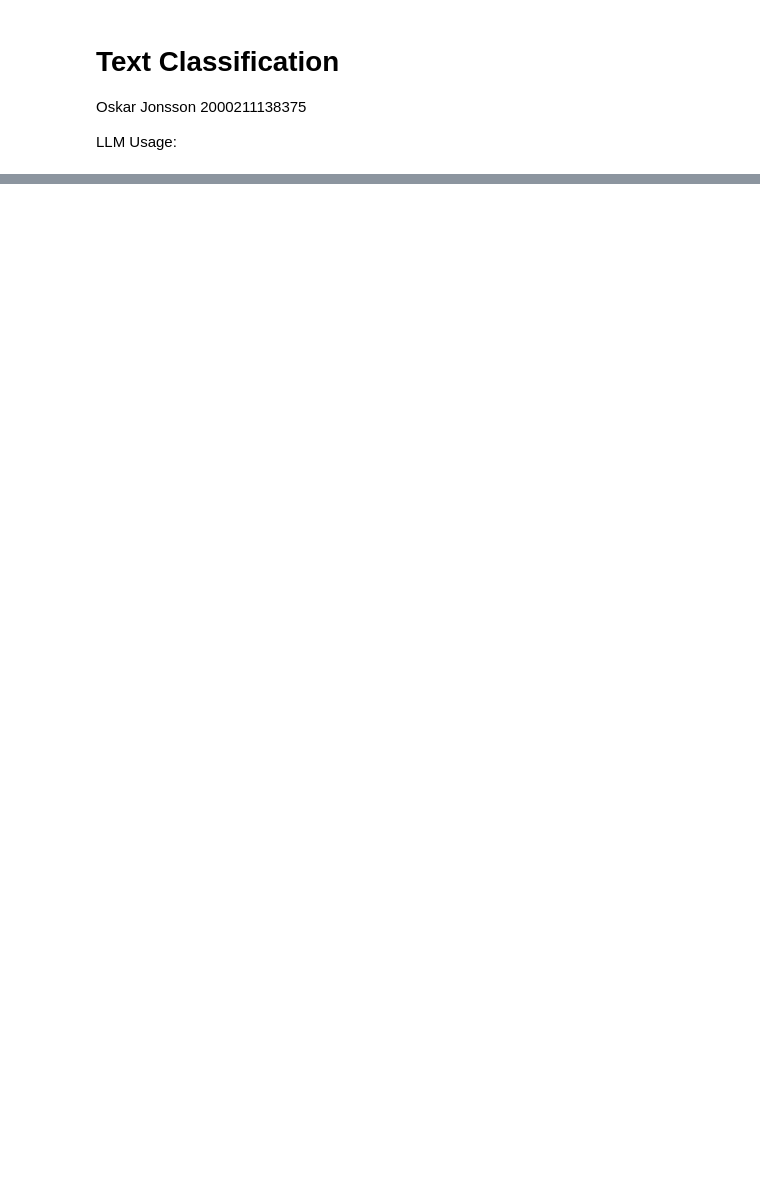
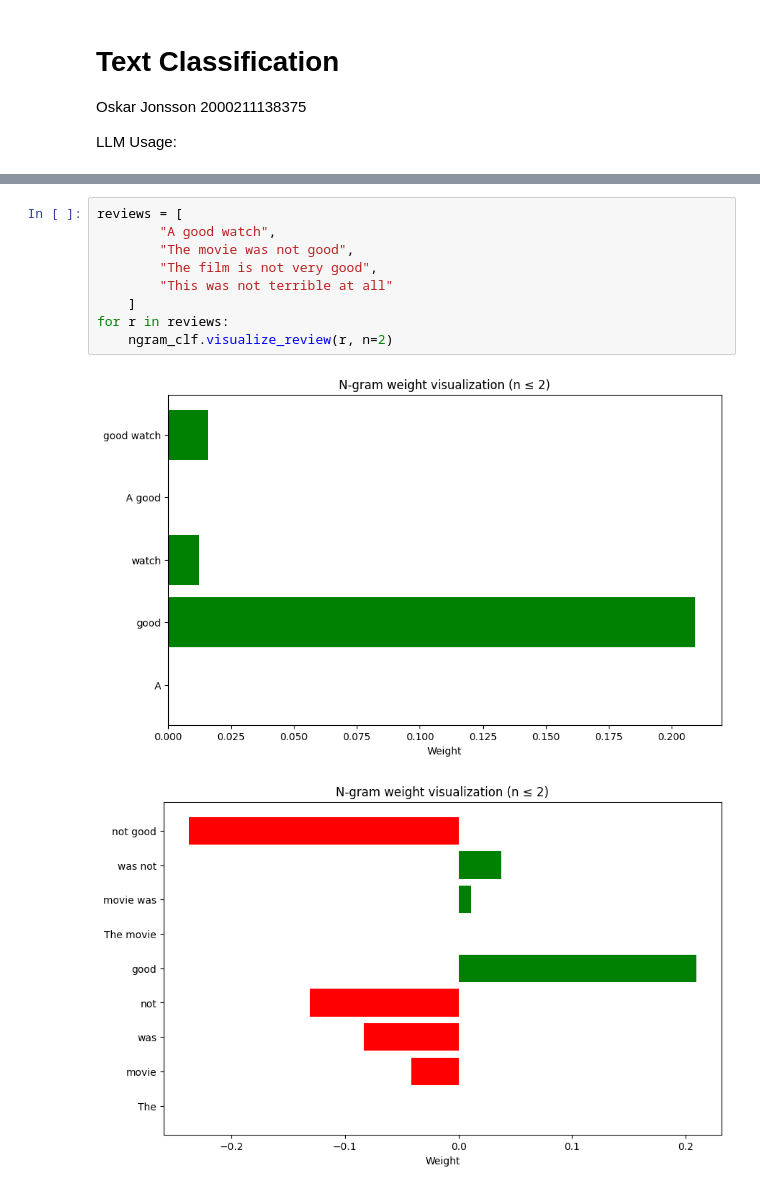
Before and after one commit to Odjej/TME286, a Jupyter notebook: Assignment 3 Text classification/ass3.ipynb, the cells around one changed output, grey strips where cells are left out. Drawn from its saved outputs; the diff is of its cells as text; blank space fills up the shorter version.

```diff
--- a/Assignment 3 Text classification/ass3.ipynb
+++ b/Assignment 3 Text classification/ass3.ipynb
@@ -253,0 +586,12 @@ Name: count, dtype: int64
+# %%
+reviews = [
+        "A good watch",
+        "The movie was not good",
+        "The film is not very good",
+        "This was not terrible at all"
+    ]
+for r in reviews:
+    ngram_clf.visualize_review(r, n=2)
+# %% [output]
+[figure, added]
+[figure, added]
```
Also changed, not shown: parts of 8 cells of this notebook, 7 other files.
